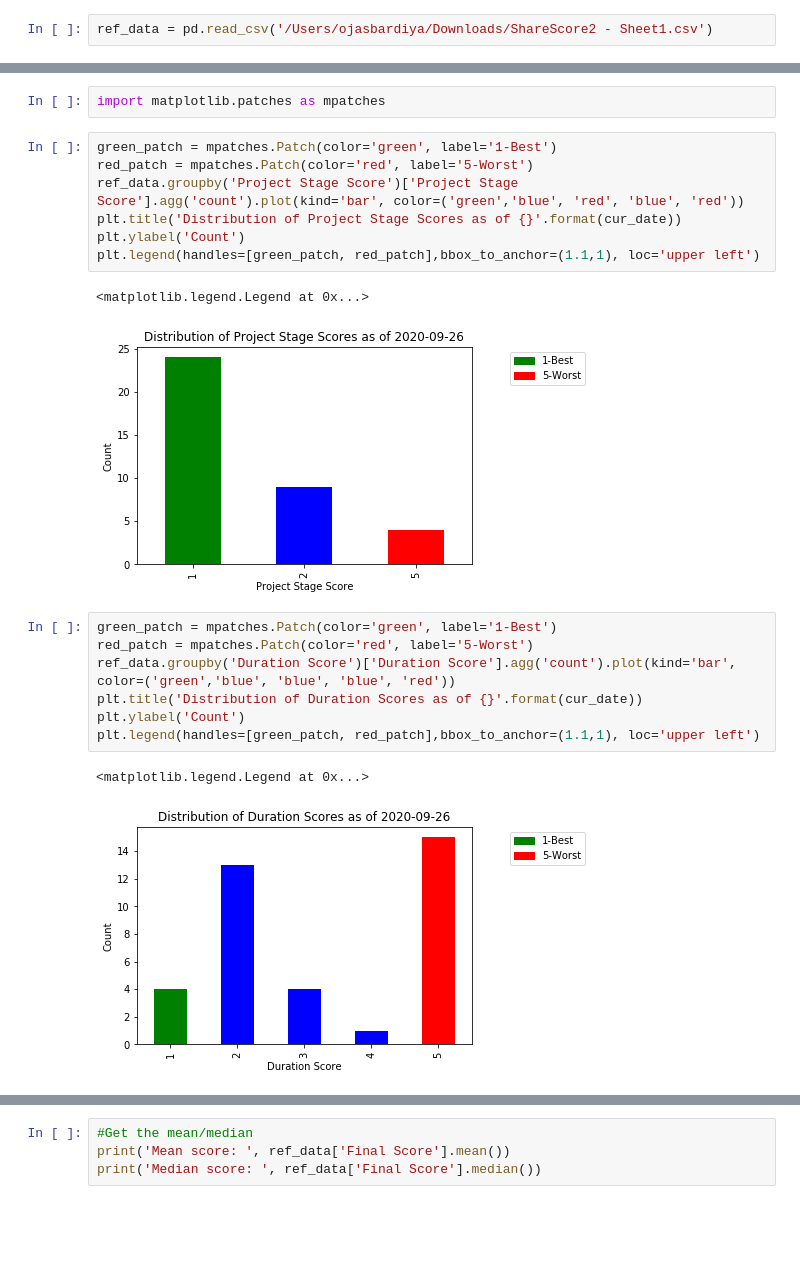
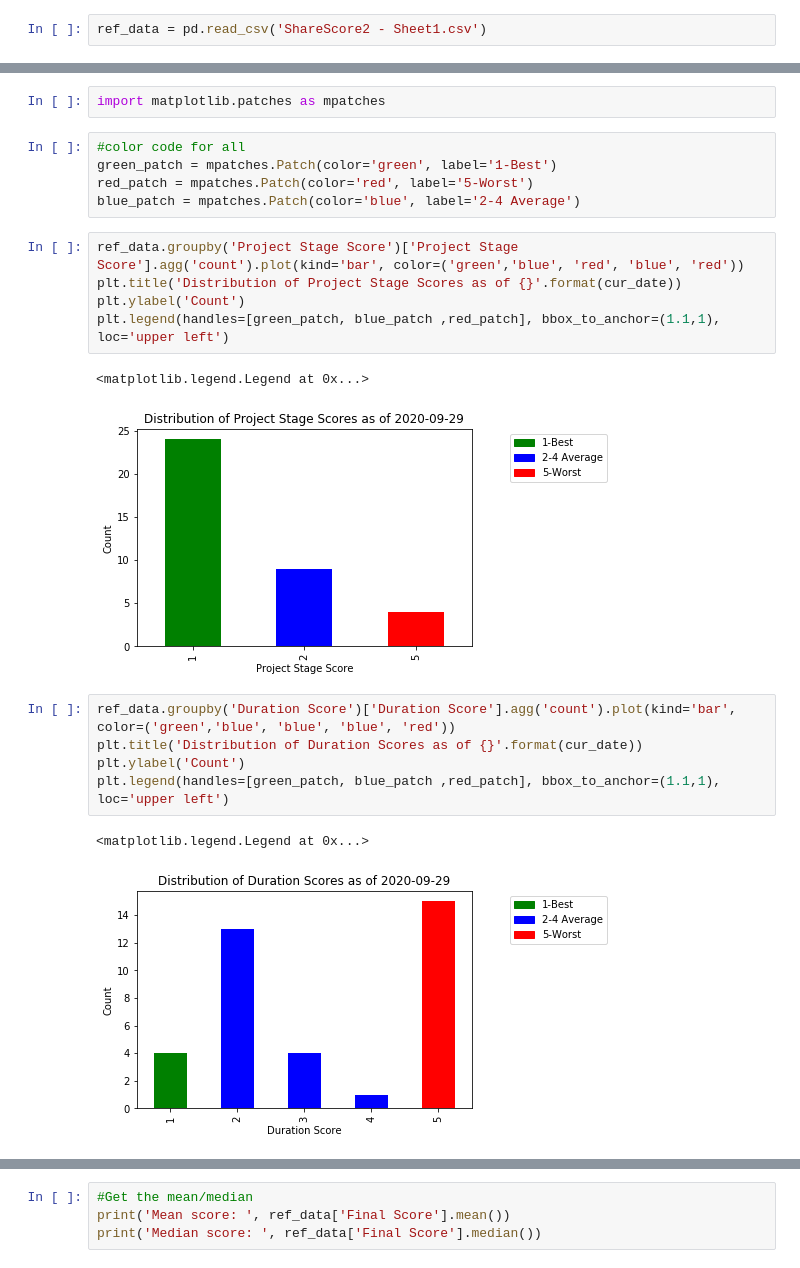
Before and after one commit to Ojasbardiya11/Data_analysis_project, a Jupyter notebook: Ref_score_generator.ipynb, the cells around one changed output, grey strips where cells are left out. Saved outputs shown, nothing was run; the diff lists cells and outputs as text; blank space fills up the shorter version.

```diff
--- a/Ref_score_generator.ipynb
+++ b/Ref_score_generator.ipynb
@@ -14,7 +14,7 @@ import sklearn
 # %% [markdown]
 # Load the data
 # %%
-ref_data = pd.read_csv('/Users/ojasbardiya/Downloads/ShareScore2 - Sheet1.csv')
+ref_data = pd.read_csv('ShareScore2 - Sheet1.csv')
 # %%
 #Some basic data exploration
 ref_data.head()
@@ -215,24 +215,25 @@ ref_data
 # Basic Data Visualization
 # %%
 import matplotlib.patches as mpatches
+# %%
+#color code for all
+green_patch = mpatches.Patch(color='green', label='1-Best')
+red_patch = mpatches.Patch(color='red', label='5-Worst')
+blue_patch = mpatches.Patch(color='blue', label='2-4 Average')
 # %%
-green_patch = mpatches.Patch(color='green', label='1-Best')
-red_patch = mpatches.Patch(color='red', label='5-Worst')
 ref_data.groupby('Project Stage Score')['Project Stage Score'].agg('count').plot(kind='bar', color=('green','blue', 'red', 'blue', 'red'))
 plt.title('Distribution of Project Stage Scores as of {}'.format(cur_date))
 plt.ylabel('Count')
-plt.legend(handles=[green_patch, red_patch],bbox_to_anchor=(1.1,1), loc='upper left')
+plt.legend(handles=[green_patch, blue_patch ,red_patch], bbox_to_anchor=(1.1,1), loc='upper left')
 # %% [output]
 <matplotlib.legend.Legend at 0x...>
-[figure, old version]
+[figure, new version]
 # %%
-green_patch = mpatches.Patch(color='green', label='1-Best')
-red_patch = mpatches.Patch(color='red', label='5-Worst')
 ref_data.groupby('Duration Score')['Duration Score'].agg('count').plot(kind='bar', color=('green','blue', 'blue', 'blue', 'red'))
 plt.title('Distribution of Duration Scores as of {}'.format(cur_date))
 plt.ylabel('Count')
-plt.legend(handles=[green_patch, red_patch],bbox_to_anchor=(1.1,1), loc='upper left')
+plt.legend(handles=[green_patch, blue_patch ,red_patch], bbox_to_anchor=(1.1,1), loc='upper left')
 # %% [output]
 <matplotlib.legend.Legend at 0x...>
-[figure, old version]
+[figure, new version]
 # %%
```
Also changed, not shown: parts of 16 cells of this notebook.
